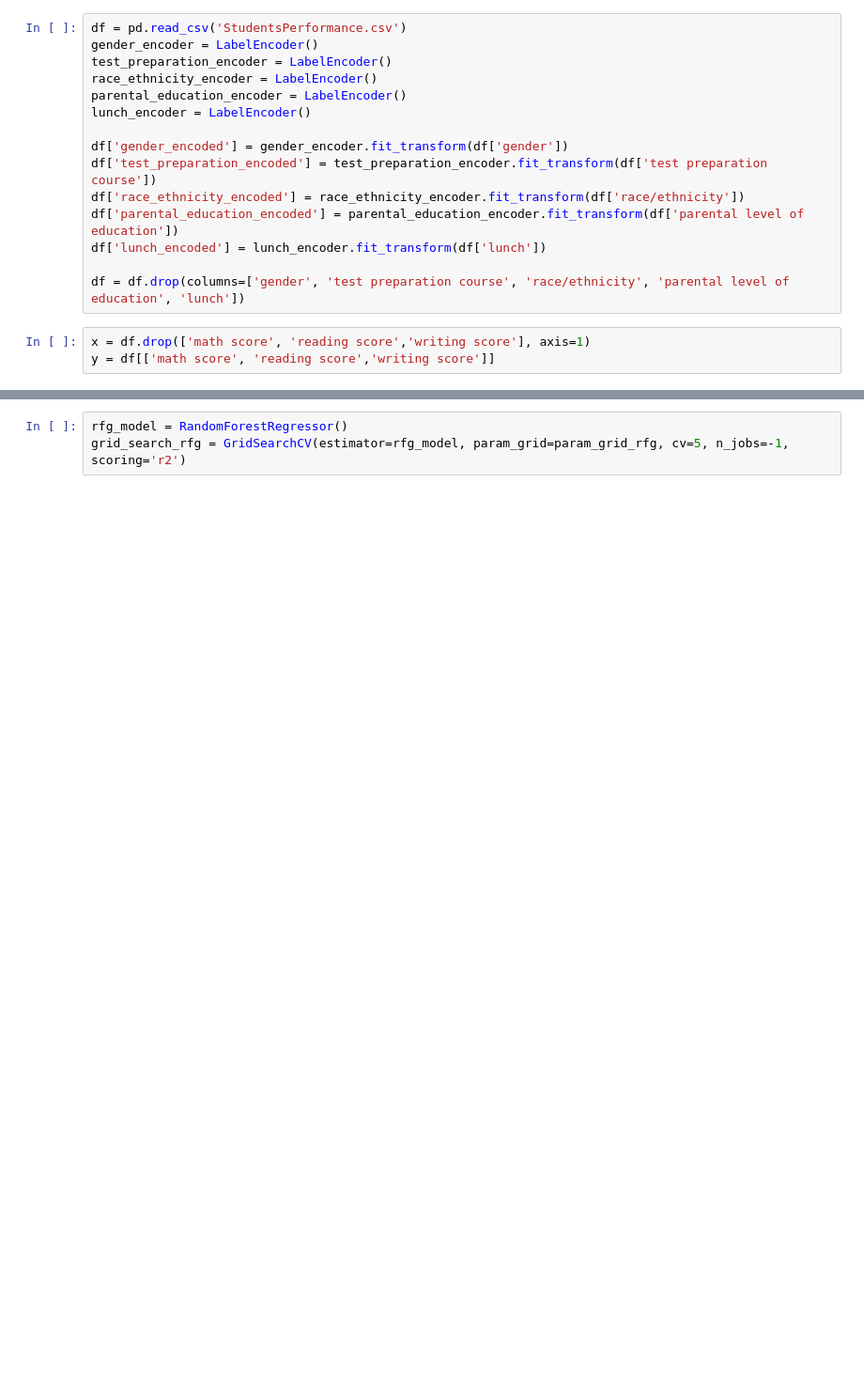
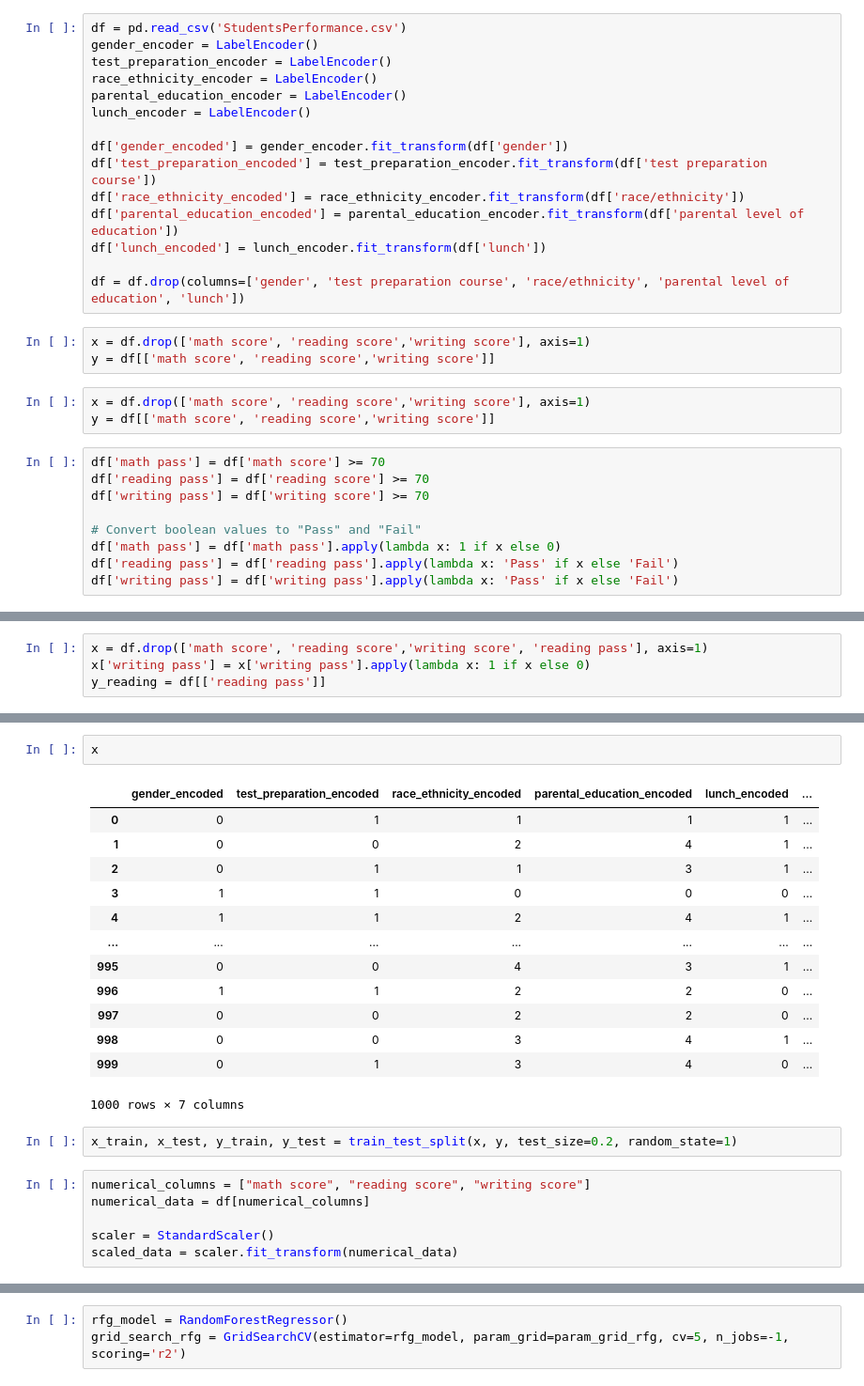
Before and after one commit to WilmerSoto/PrediccionExamen, a Jupyter notebook: Trabajo_final.ipynb, the cells around one changed output, grey strips where cells are left out. Shown at 94% size. Saved outputs shown, nothing was run; the diff lists cells and outputs as text; blank space fills up the shorter version.

Commit message:
Classification test

```diff
--- a/Trabajo_final.ipynb
+++ b/Trabajo_final.ipynb
@@ -41,3 +53,15 @@ df = df.drop(columns=['gender', 'test preparation course', 'race/ethnicity', 'pa
 # %%
 x = df.drop(['math score', 'reading score','writing score'], axis=1)
 y = df[['math score', 'reading score','writing score']]
+# %%
+x = df.drop(['math score', 'reading score','writing score'], axis=1)
+y = df[['math score', 'reading score','writing score']]
+# %%
+df['math pass'] = df['math score'] >= 70
+df['reading pass'] = df['reading score'] >= 70
+df['writing pass'] = df['writing score'] >= 70
+
+# Convert boolean values to "Pass" and "Fail"
+df['math pass'] = df['math pass'].apply(lambda x: 1 if x else 0)
+df['reading pass'] = df['reading pass'].apply(lambda x: 'Pass' if x else 'Fail')
+df['writing pass'] = df['writing pass'].apply(lambda x: 'Pass' if x else 'Fail')
@@ -43,0 +87,4 @@ y = df[['math score', 'reading score','writing score']]
+# %%
+x = df.drop(['math score', 'reading score','writing score', 'reading pass'], axis=1)
+x['writing pass'] = x['writing pass'].apply(lambda x: 1 if x else 0)
+y_reading = df[['reading pass']]
@@ -43,0 +107,24 @@ y = df[['math score', 'reading score','writing score']]
+# %%
+x
+# %% [output]
+|  | gender_encoded | test_preparation_encoded | race_ethnicity_encoded | parental_education_encoded | lunch_encoded | ... |
+| 0 | 0 | 1 | 1 | 1 | 1 | ... |
+| 1 | 0 | 0 | 2 | 4 | 1 | ... |
+| 2 | 0 | 1 | 1 | 3 | 1 | ... |
+| 3 | 1 | 1 | 0 | 0 | 0 | ... |
+| 4 | 1 | 1 | 2 | 4 | 1 | ... |
+| ... | ... | ... | ... | ... | ... | ... |
+| 995 | 0 | 0 | 4 | 3 | 1 | ... |
+| 996 | 1 | 1 | 2 | 2 | 0 | ... |
+| 997 | 0 | 0 | 2 | 2 | 0 | ... |
+| 998 | 0 | 0 | 3 | 4 | 1 | ... |
+| 999 | 0 | 1 | 3 | 4 | 0 | ... |
+1000 rows × 7 columns
+# %%
+x_train, x_test, y_train, y_test = train_test_split(x, y, test_size=0.2, random_state=1)
+# %%
+numerical_columns = ["math score", "reading score", "writing score"]
+numerical_data = df[numerical_columns]
+
+scaler = StandardScaler()
+scaled_data = scaler.fit_transform(numerical_data)
```
Also changed, not shown: parts of 129 cells of this notebook.
